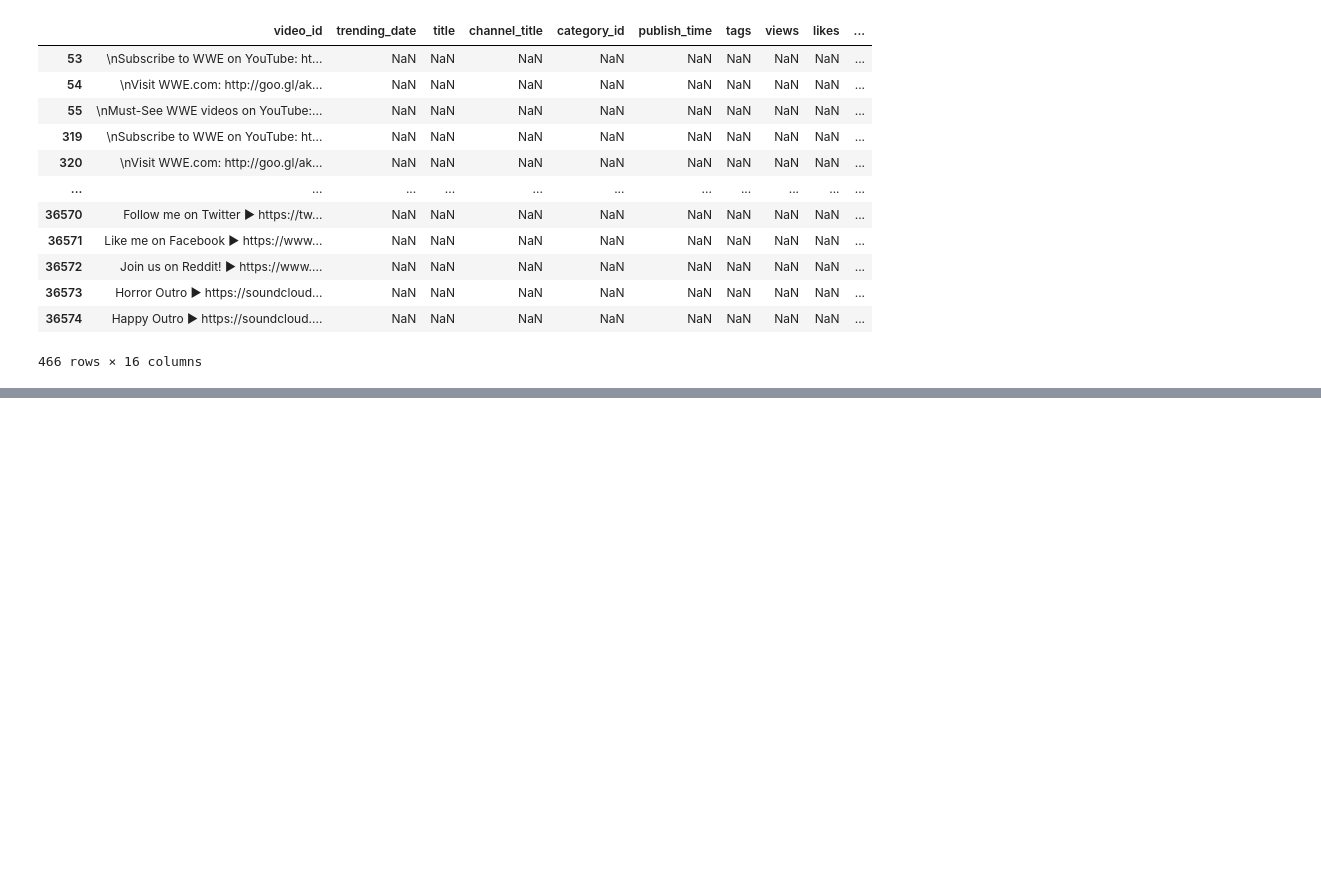
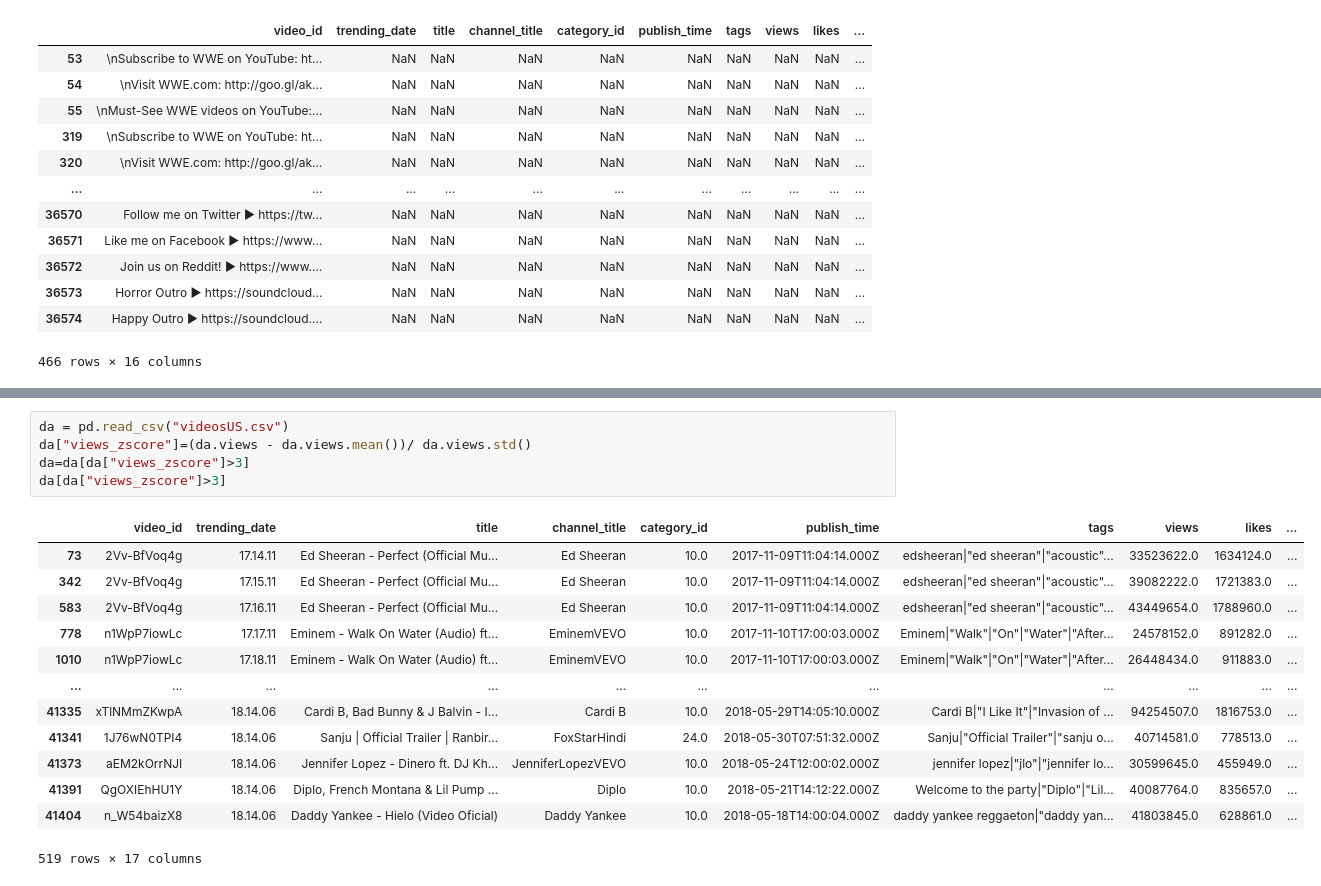
Before and after one commit to mahdid-lilia/CLA-BOOTCAMP, a Jupyter notebook: Unit 2/Homeworks/Exercise 2.ipynb, the cells around one changed output, grey strips where cells are left out. Cells and saved outputs as stored; diff of their text form; blank space fills up the shorter version.

```diff
--- a/Unit 2/Homeworks/Exercise 2.ipynb
+++ b/Unit 2/Homeworks/Exercise 2.ipynb
@@ -65,0 +106,19 @@ df[df.trending_date.isnull()]
+# %%
+da = pd.read_csv("videosUS.csv")
+da["views_zscore"]=(da.views - da.views.mean())/ da.views.std()
+da=da[da["views_zscore"]>3]
+da[da["views_zscore"]>3]
+# %% [output]
+|  | video_id | trending_date | title | channel_title | category_id | publish_time | tags | views | likes | ... |
+| 73 | 2Vv-BfVoq4g | 17.14.11 | Ed Sheeran - Perfect (Official Mu... | Ed Sheeran | 10.0 | 2017-11-09T11:04:14.000Z | edsheeran|"ed sheeran"|"acoustic"... | 33523622.0 | 1634124.0 | ... |
+| 342 | 2Vv-BfVoq4g | 17.15.11 | Ed Sheeran - Perfect (Official Mu... | Ed Sheeran | 10.0 | 2017-11-09T11:04:14.000Z | edsheeran|"ed sheeran"|"acoustic"... | 39082222.0 | 1721383.0 | ... |
+| 583 | 2Vv-BfVoq4g | 17.16.11 | Ed Sheeran - Perfect (Official Mu... | Ed Sheeran | 10.0 | 2017-11-09T11:04:14.000Z | edsheeran|"ed sheeran"|"acoustic"... | 43449654.0 | 1788960.0 | ... |
+| 778 | n1WpP7iowLc | 17.17.11 | Eminem - Walk On Water (Audio) ft... | EminemVEVO | 10.0 | 2017-11-10T17:00:03.000Z | Eminem|"Walk"|"On"|"Water"|"After... | 24578152.0 | 891282.0 | ... |
+| 1010 | n1WpP7iowLc | 17.18.11 | Eminem - Walk On Water (Audio) ft... | EminemVEVO | 10.0 | 2017-11-10T17:00:03.000Z | Eminem|"Walk"|"On"|"Water"|"After... | 26448434.0 | 911883.0 | ... |
+| ... | ... | ... | ... | ... | ... | ... | ... | ... | ... | ... |
+| 41335 | xTlNMmZKwpA | 18.14.06 | Cardi B, Bad Bunny & J Balvin - I... | Cardi B | 10.0 | 2018-05-29T14:05:10.000Z | Cardi B|"I Like It"|"Invasion of ... | 94254507.0 | 1816753.0 | ... |
+| 41341 | 1J76wN0TPI4 | 18.14.06 | Sanju | Official Trailer | Ranbir... | FoxStarHindi | 24.0 | 2018-05-30T07:51:32.000Z | Sanju|"Official Trailer"|"sanju o... | 40714581.0 | 778513.0 | ... |
+| 41373 | aEM2kOrrNJI | 18.14.06 | Jennifer Lopez - Dinero ft. DJ Kh... | JenniferLopezVEVO | 10.0 | 2018-05-24T12:00:02.000Z | jennifer lopez|"jlo"|"jennifer lo... | 30599645.0 | 455949.0 | ... |
+| 41391 | QgOXIEhHU1Y | 18.14.06 | Diplo, French Montana & Lil Pump ... | Diplo | 10.0 | 2018-05-21T14:12:22.000Z | Welcome to the party|"Diplo"|"Lil... | 40087764.0 | 835657.0 | ... |
+| 41404 | n_W54baizX8 | 18.14.06 | Daddy Yankee - Hielo (Video Oficial) | Daddy Yankee | 10.0 | 2018-05-18T14:00:04.000Z | daddy yankee reggaeton|"daddy yan... | 41803845.0 | 628861.0 | ... |
+519 rows × 17 columns
```
Also changed, not shown: parts of 9 cells of this notebook, 4 other files.
